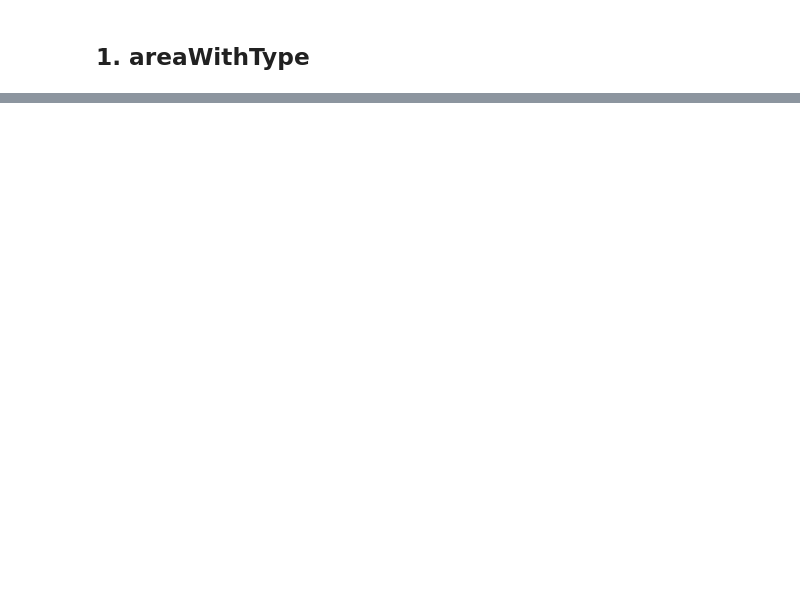
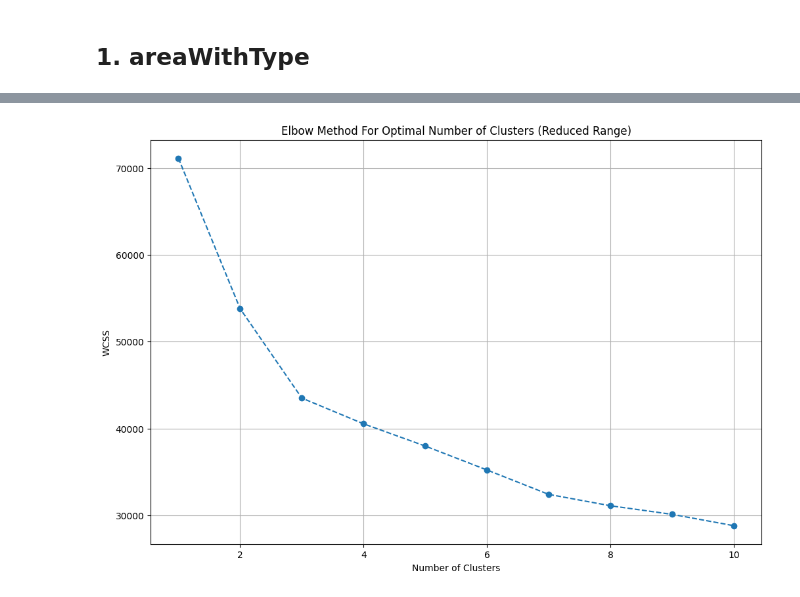
Before and after one commit to ashu123243/GHARPREDICT, a Jupyter notebook: feature-engineering.ipynb, the cells around one changed output, grey strips where cells are left out. Saved outputs shown, nothing was run; the diff lists cells and outputs as text; code cells hidden in the pictures; blank space fills up the shorter version.

```diff
--- a/feature-engineering.ipynb
+++ b/feature-engineering.ipynb
@@ -69,0 +263,2 @@ df.head()
+# %%
+df['agePossession'] = df['agePossession'].apply(categorize_age_possession)
@@ -69,0 +342,2 @@ df.head()
+# %%
+furnishings_df.drop(columns=['furnishDetails'],inplace=True)
@@ -69,0 +362,21 @@ df.head()
+# %%
+scaler = StandardScaler()
+scaled_data = scaler.fit_transform(furnishings_df)
+# %%
+wcss_reduced = []
+
+for i in range(1, 11):
+    kmeans = KMeans(n_clusters=i, init='k-means++', random_state=42)
+    kmeans.fit(scaled_data)
+    wcss_reduced.append(kmeans.inertia_)
+# %%
+# Plot the results
+plt.figure(figsize=(12, 8))
+plt.plot(range(1,11), wcss_reduced, marker='o', linestyle='--')
+plt.title('Elbow Method For Optimal Number of Clusters (Reduced Range)')
+plt.xlabel('Number of Clusters')
+plt.ylabel('WCSS')
+plt.grid(True)
+plt.show()
+# %% [output]
+[figure, added]
```
Also changed, not shown: parts of 60 cells of this notebook, 2 other files.
